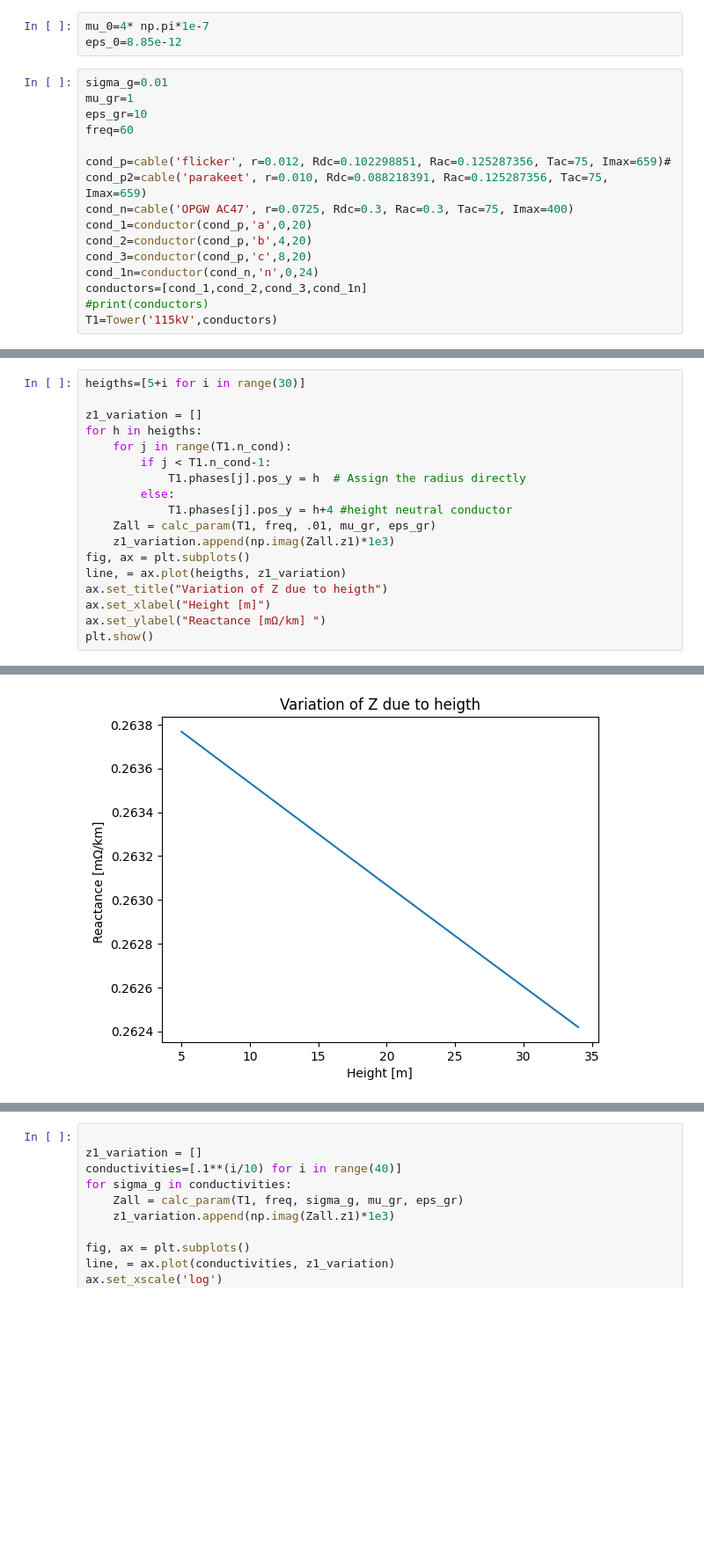
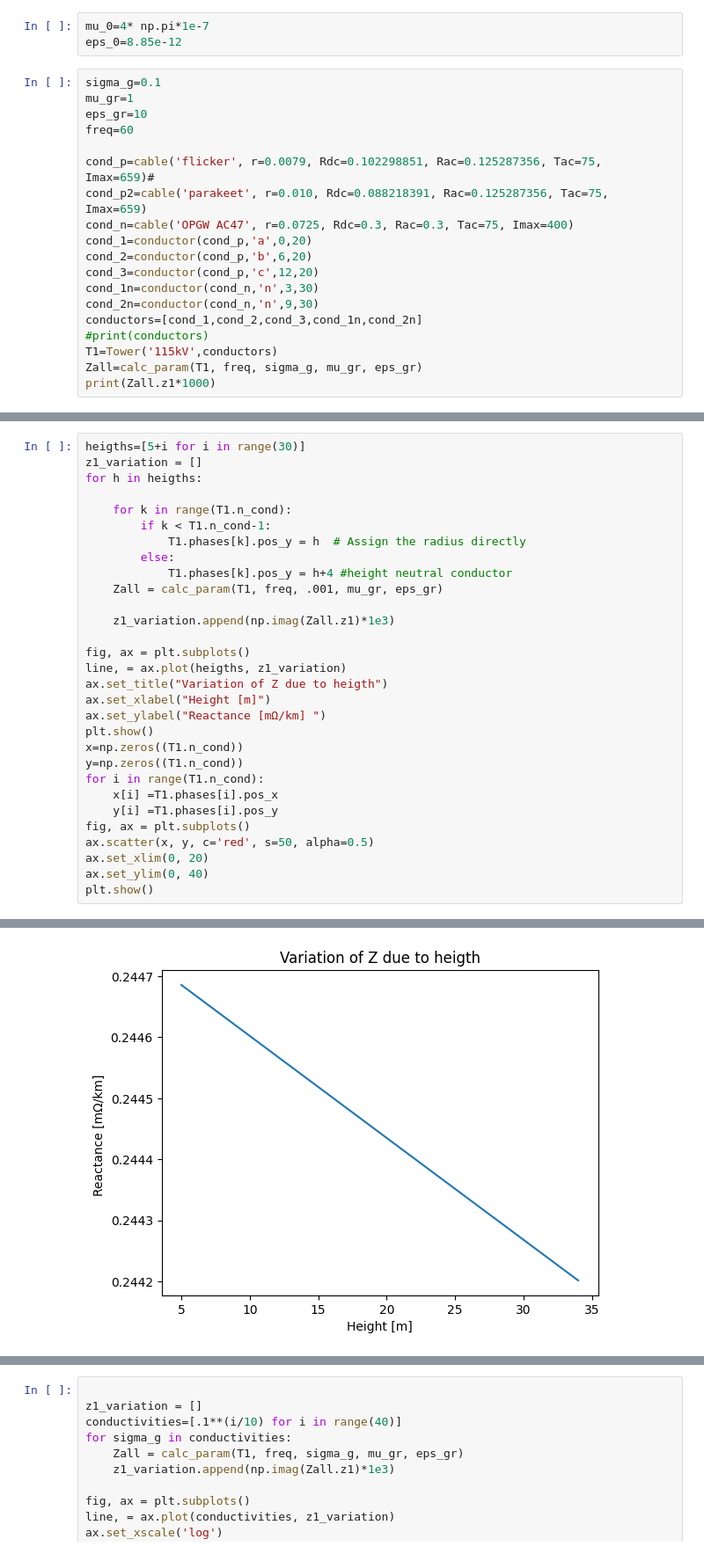
Before and after one commit to ErnestoPerezUN/Transmission-Lines, a Jupyter notebook: Calc_param.ipynb, the cells around one changed output, grey strips where cells are left out. Shown at 88% size. Drawn from its saved outputs; the diff is of its cells as text; blank space fills up the shorter version.

```diff
--- a/Calc_param.ipynb
+++ b/Calc_param.ipynb
@@ -28,18 +31,21 @@ from cond_clases  import *
 mu_0=4* np.pi*1e-7
 eps_0=8.85e-12
 # %%
-sigma_g=0.01
+sigma_g=0.1
 mu_gr=1
 eps_gr=10
 freq=60
 
-cond_p=cable('flicker', r=0.012, Rdc=0.102298851, Rac=0.125287356, Tac=75, Imax=659)#
+cond_p=cable('flicker', r=0.0079, Rdc=0.102298851, Rac=0.125287356, Tac=75, Imax=659)#
 cond_p2=cable('parakeet', r=0.010, Rdc=0.088218391, Rac=0.125287356, Tac=75, Imax=659)
 cond_n=cable('OPGW AC47', r=0.0725, Rdc=0.3, Rac=0.3, Tac=75, Imax=400)
 cond_1=conductor(cond_p,'a',0,20)
-cond_2=conductor(cond_p,'b',4,20)
-cond_3=conductor(cond_p,'c',8,20)
-cond_1n=conductor(cond_n,'n',0,24)
-conductors=[cond_1,cond_2,cond_3,cond_1n]
+cond_2=conductor(cond_p,'b',6,20)
+cond_3=conductor(cond_p,'c',12,20)
+cond_1n=conductor(cond_n,'n',3,30)
+cond_2n=conductor(cond_n,'n',9,30)
+conductors=[cond_1,cond_2,cond_3,cond_1n,cond_2n]
 #print(conductors)
 T1=Tower('115kV',conductors)
+Zall=calc_param(T1, freq, sigma_g, mu_gr, eps_gr)
+print(Zall.z1*1000)
@@ -68,19 +153,31 @@ plt.show()
 # %%
 heigths=[5+i for i in range(30)]
-
 z1_variation = []
 for h in heigths:
-    for j in range(T1.n_cond):
-        if j < T1.n_cond-1:
-            T1.phases[j].pos_y = h  # Assign the radius directly
+
+    for k in range(T1.n_cond):
+        if k < T1.n_cond-1:
+            T1.phases[k].pos_y = h  # Assign the radius directly
         else:
-            T1.phases[j].pos_y = h+4 #height neutral conductor
-    Zall = calc_param(T1, freq, .01, mu_gr, eps_gr)
+            T1.phases[k].pos_y = h+4 #height neutral conductor
+    Zall = calc_param(T1, freq, .001, mu_gr, eps_gr)
+
     z1_variation.append(np.imag(Zall.z1)*1e3)
+
 fig, ax = plt.subplots()
 line, = ax.plot(heigths, z1_variation)
 ax.set_title("Variation of Z due to heigth")
 ax.set_xlabel("Height [m]")
 ax.set_ylabel("Reactance [mΩ/km] ")
 plt.show()
+x=np.zeros((T1.n_cond))
+y=np.zeros((T1.n_cond))
+for i in range(T1.n_cond):
+    x[i] =T1.phases[i].pos_x
+    y[i] =T1.phases[i].pos_y
+fig, ax = plt.subplots()
+ax.scatter(x, y, c='red', s=50, alpha=0.5)
+ax.set_xlim(0, 20)
+ax.set_ylim(0, 40)
+plt.show()
 # %% [output]
@@ -87 +201 @@ plt.show()
-[figure, old version]
+[figure, new version]
```
Also changed, not shown: parts of 10 cells of this notebook, 1 other file.
